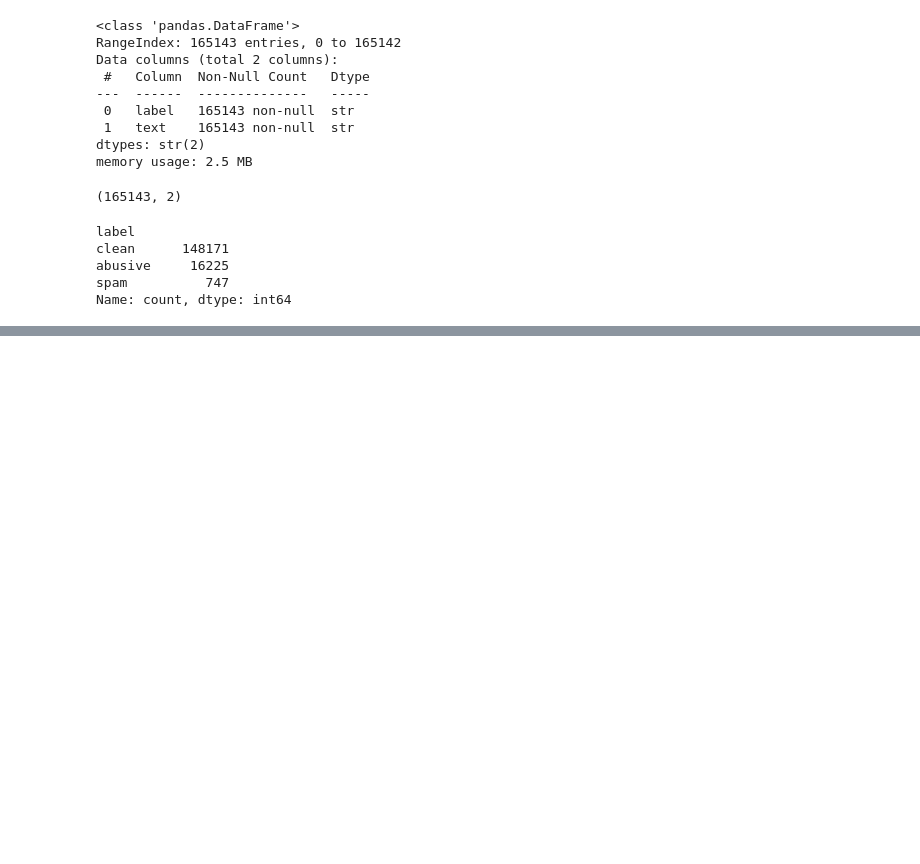
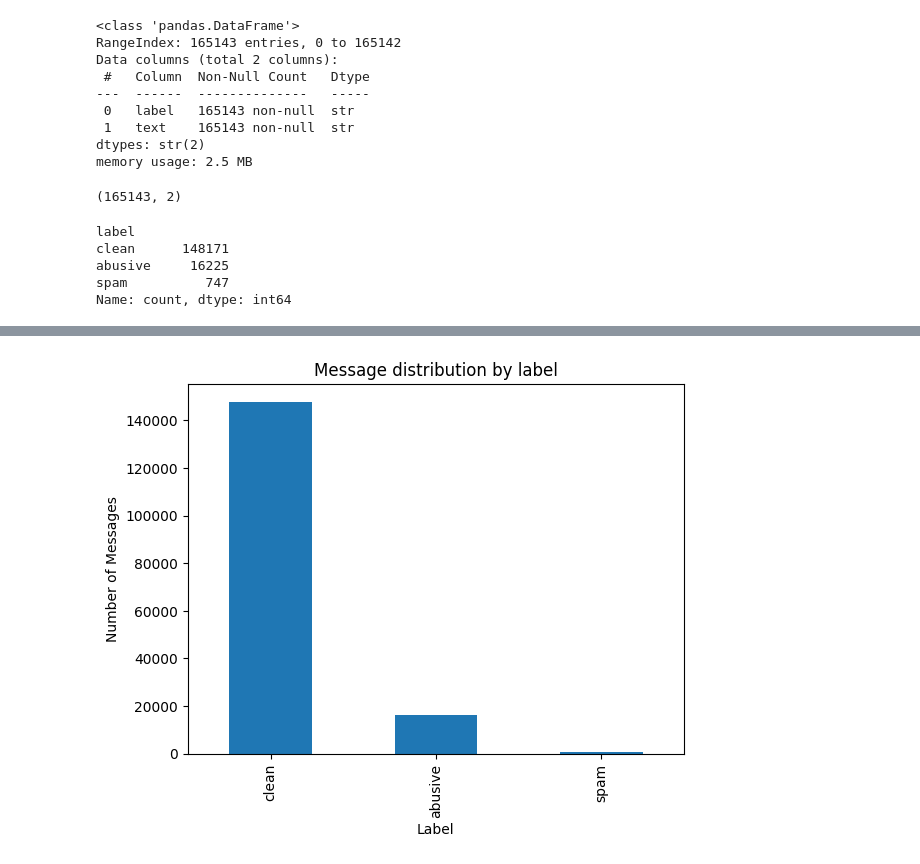
Before and after one commit to divyamohan6388-droid/Real-Time-Content-Moderation, a Jupyter notebook: notebooks/data_collection.ipynb, the cells around one changed output, grey strips where cells are left out. Saved outputs shown, nothing was run; the diff lists cells and outputs as text; code cells hidden in the pictures; blank space fills up the shorter version.

```diff
--- a/notebooks/data_collection.ipynb
+++ b/notebooks/data_collection.ipynb
@@ -170,0 +183,12 @@ Name: count, dtype: int64
+# %%
+# Removing rows where text or label is missing
+combined_df = combined_df.dropna(subset= ["text", "label"])
+
+# Remving duplicate messages
+combined_df = combined_df.drop_duplicates(subset= ["text", "label"]).reset_index(drop=True)
+
+# checking the cleaned dataset
+print("Dataset shape", combined_df.shape)
+
+print("\nMissing values:\n", combined_df.isnull().sum())
+print("\nDuplicate rows:\n", combined_df.duplicated().sum())
@@ -170,0 +205,12 @@ Name: count, dtype: int64
+# %%
+# Visualising the label distribution
+import matplotlib.pyplot as plt
+
+label_counts = combined_df["label"].value_counts()
+
+label_counts.plot(kind="bar", title="Message distribution by label")
+plt.xlabel("Label")
+plt.ylabel("Number of Messages")
+plt.show()
+# %% [output]
+[figure, added]
```
Also changed, not shown: parts of 4 cells of this notebook.
